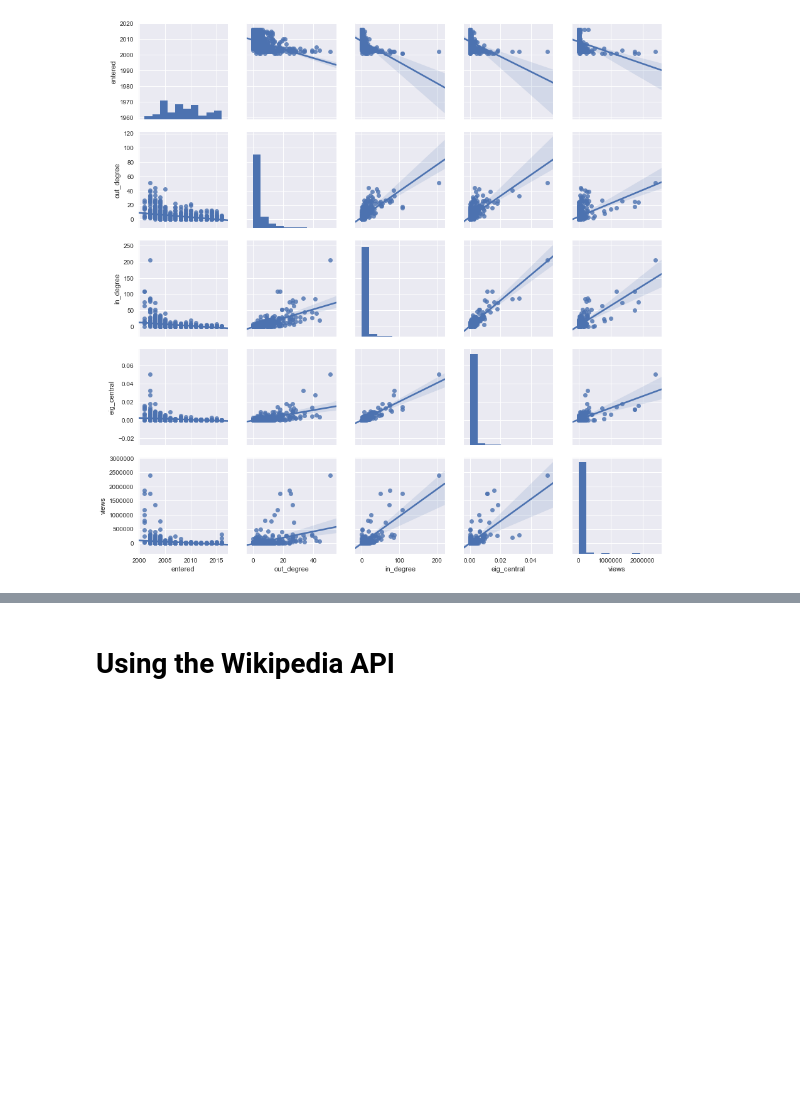
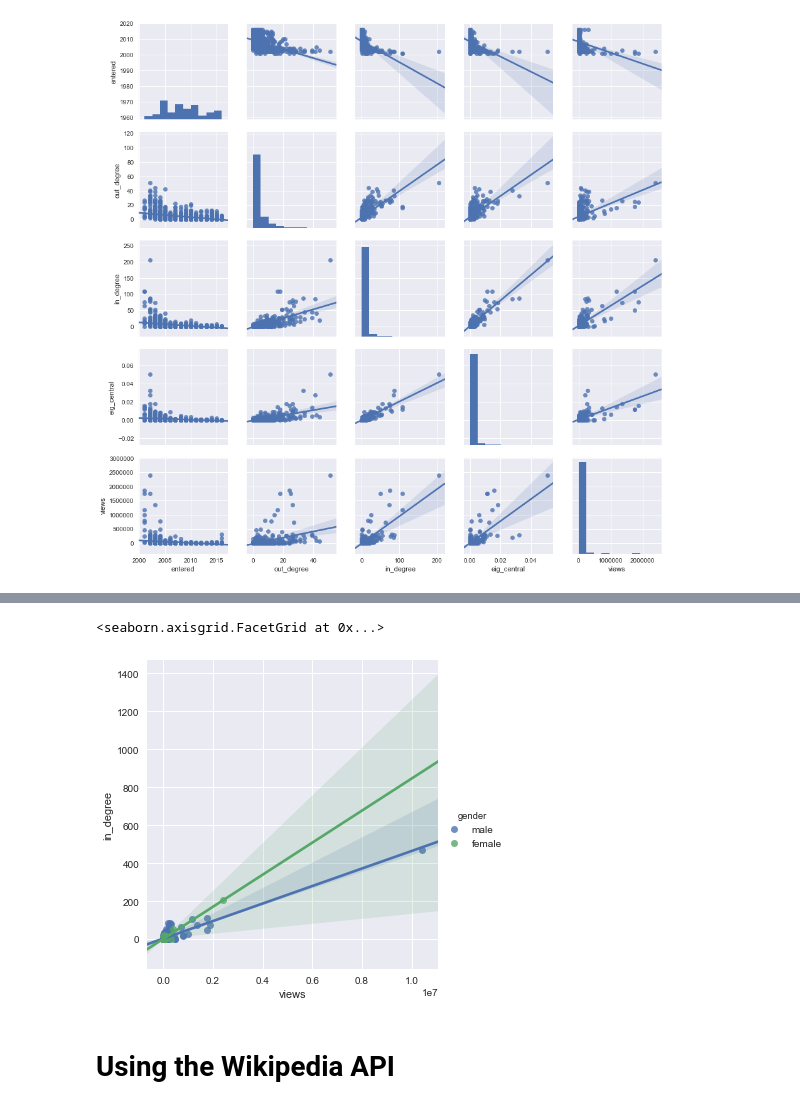
Before and after one commit to Muflhi01/workshop_girls_day, a Jupyter notebook: wikipedia_politician_networks.ipynb, the cells around one changed output, grey strips where cells are left out. Saved outputs shown, nothing was run; the diff lists cells and outputs as text; code cells hidden in the pictures; blank space fills up the shorter version.

```diff
--- a/wikipedia_politician_networks.ipynb
+++ b/wikipedia_politician_networks.ipynb
@@ -154,3 +194,8 @@ sns.pairplot(data2, kind='reg')
+# %%
+sns.lmplot("views","in_degree", hue="gender", data=data)
+# %% [output]
+<seaborn.axisgrid.FacetGrid at 0x...>
+[figure, added]
 # %% [markdown]
 # Using the Wikipedia API
 # %% [markdown]
```
Also changed, not shown: parts of 47 cells of this notebook, 3 other files.
